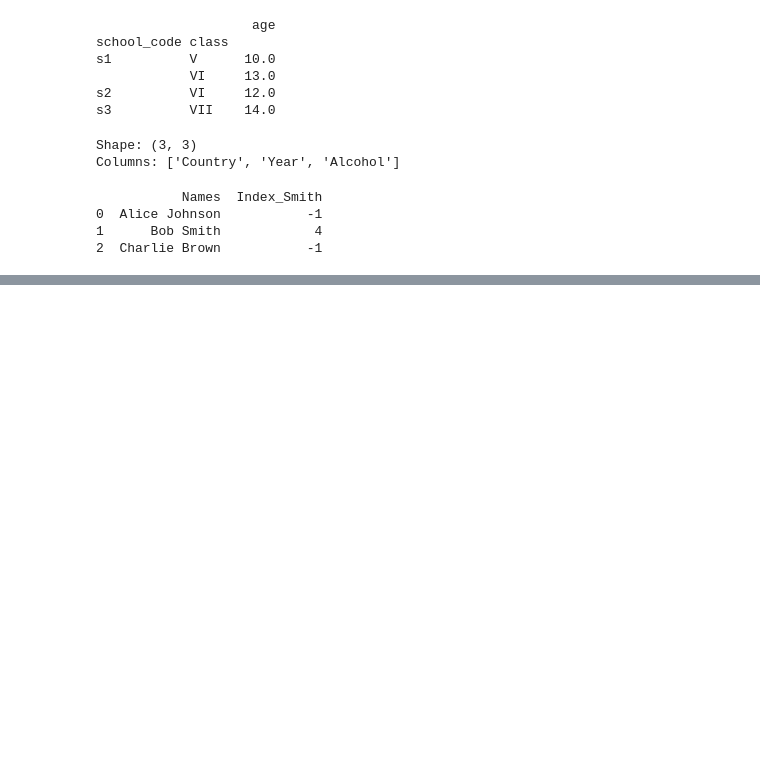
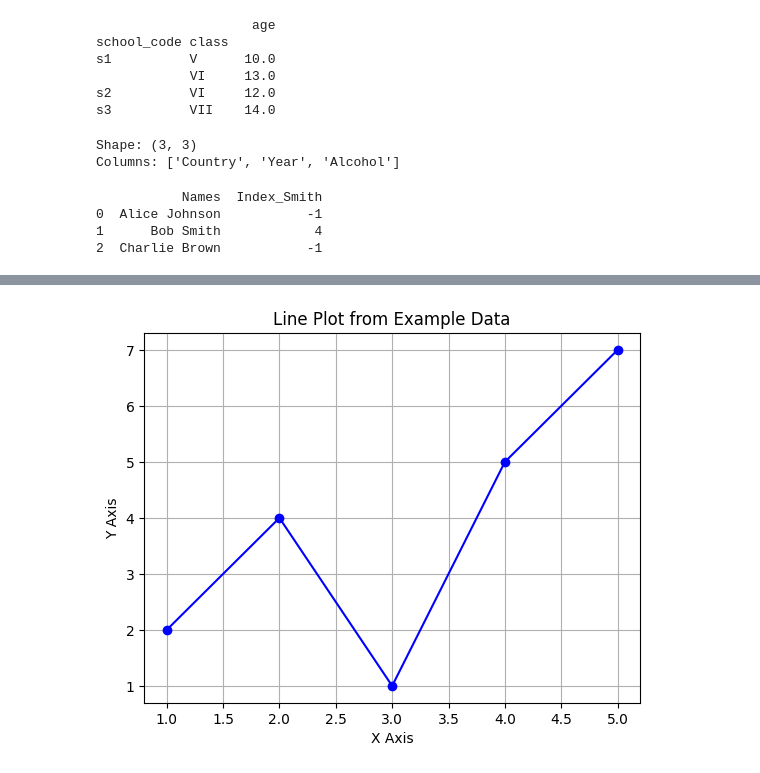
Before and after one commit to monika953/query-processing-lab, a Jupyter notebook: Untitled0.ipynb, the cells around one changed output, grey strips where cells are left out. Saved outputs shown, nothing was run; the diff lists cells and outputs as text; code cells hidden in the pictures; blank space fills up the shorter version.

```diff
--- a/Untitled0.ipynb
+++ b/Untitled0.ipynb
@@ -328,0 +353,25 @@ print(df)
+# %%
+import matplotlib.pyplot as plt
+
+# Example data (like what would have been in test.txt)
+data = [
+    [1, 2],
+    [2, 4],
+    [3, 1],
+    [4, 5],
+    [5, 7]
+]
+
+# Separate into x and y
+x = [row[0] for row in data]
+y = [row[1] for row in data]
+
+# Plot line
+plt.plot(x, y, marker='o', linestyle='-', color='blue')
+plt.xlabel("X Axis")
+plt.ylabel("Y Axis")
+plt.title("Line Plot from Example Data")
+plt.grid(True)
+plt.show()
+# %% [output]
+[figure, added]
```
Also changed, not shown: parts of 18 cells of this notebook.
